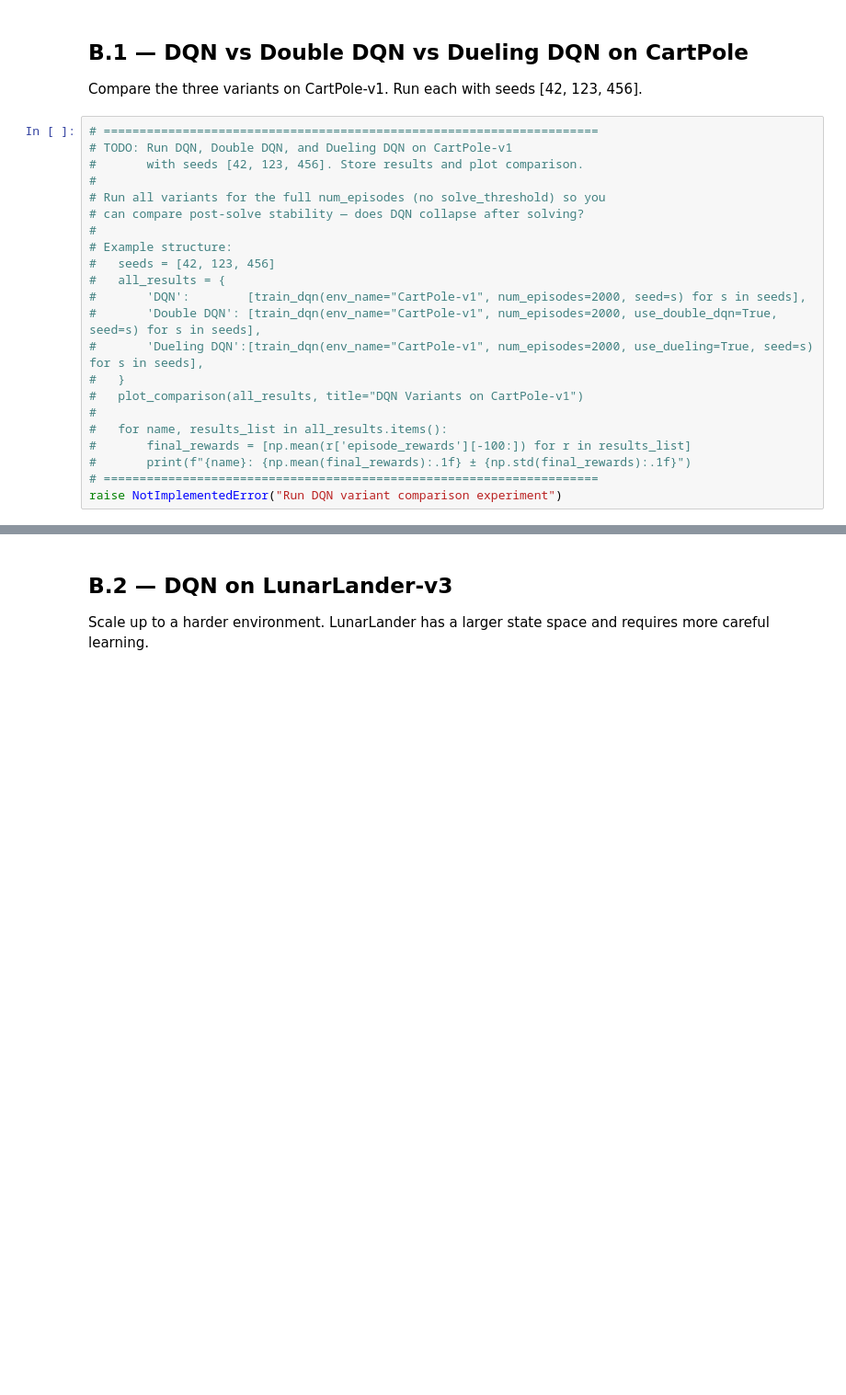
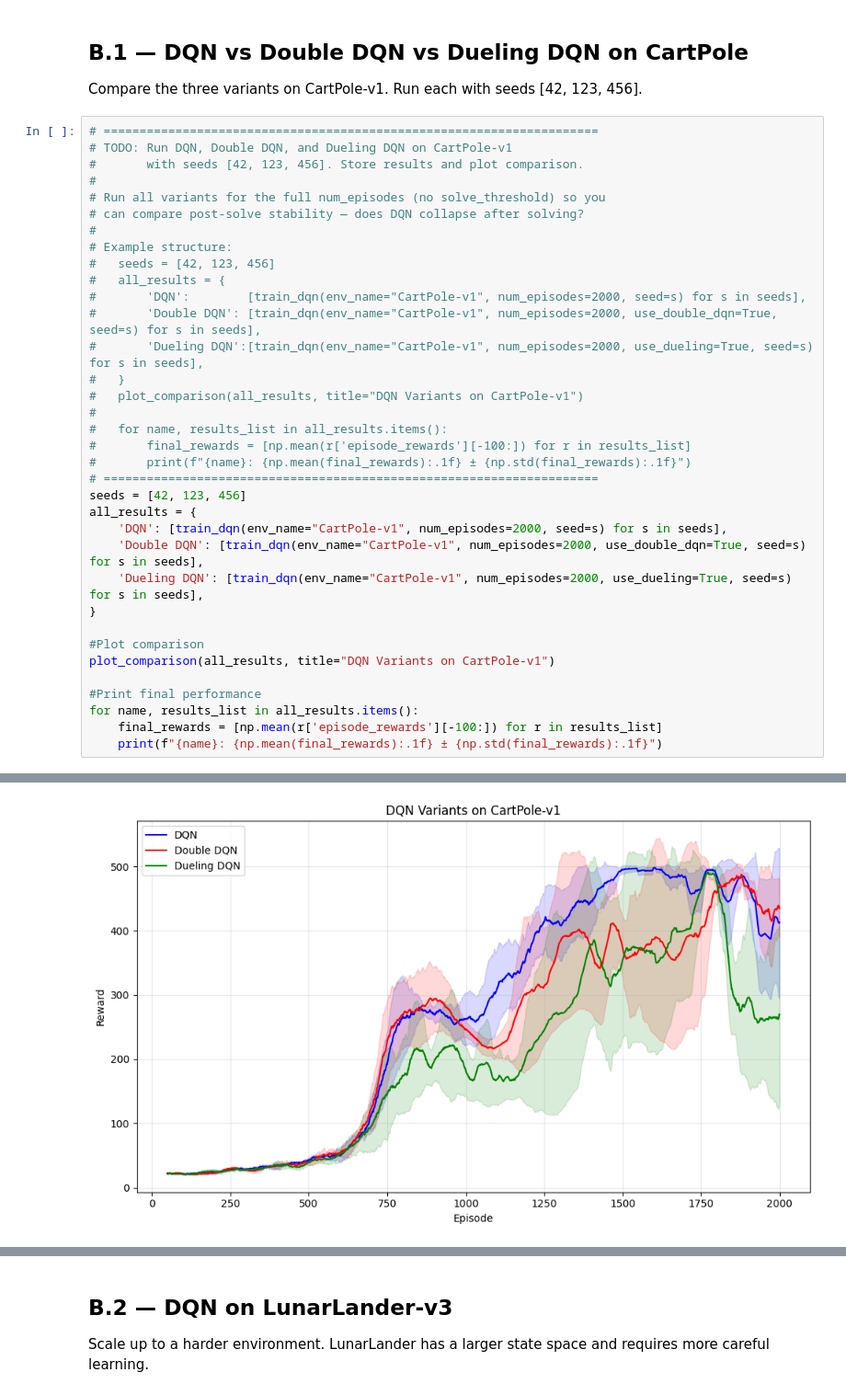
Before and after one commit to handyman1337/LiU, a Jupyter notebook: tdde78/labs/lab1_value_based/starter_code/lab1_dqn.ipynb, the cells around one changed output, grey strips where cells are left out. Shown at 92% size. Cells and saved outputs as stored; diff of their text form; blank space fills up the shorter version.

```diff
--- a/tdde78/labs/lab1_value_based/starter_code/lab1_dqn.ipynb
+++ b/tdde78/labs/lab1_value_based/starter_code/lab1_dqn.ipynb
@@ -742,4 +937,18 @@ Compare the three variants on CartPole-v1. Run each with seeds [42, 123, 456].
 #       final_rewards = [np.mean(r['episode_rewards'][-100:]) for r in results_list]
 #       print(f"{name}: {np.mean(final_rewards):.1f} ± {np.std(final_rewards):.1f}")
 # =====================================================================
-raise NotImplementedError("Run DQN variant comparison experiment")
+seeds = [42, 123, 456]
+all_results = {
+    'DQN': [train_dqn(env_name="CartPole-v1", num_episodes=2000, seed=s) for s in seeds],
+    'Double DQN': [train_dqn(env_name="CartPole-v1", num_episodes=2000, use_double_dqn=True, seed=s) for s in seeds],
+    'Dueling DQN': [train_dqn(env_name="CartPole-v1", num_episodes=2000, use_dueling=True, seed=s) for s in seeds],
+}
+
+#Plot comparison
+plot_comparison(all_results, title="DQN Variants on CartPole-v1")
+
+#Print final performance
+for name, results_list in all_results.items():
+    final_rewards = [np.mean(r['episode_rewards'][-100:]) for r in results_list]
+    print(f"{name}: {np.mean(final_rewards):.1f} ± {np.std(final_rewards):.1f}")
+# %% [output]
@@ -745,0 +972 @@ raise NotImplementedError("Run DQN variant comparison experiment")
+[figure, added]
```
Also changed, not shown: parts of 14 cells of this notebook, 2 other files.
